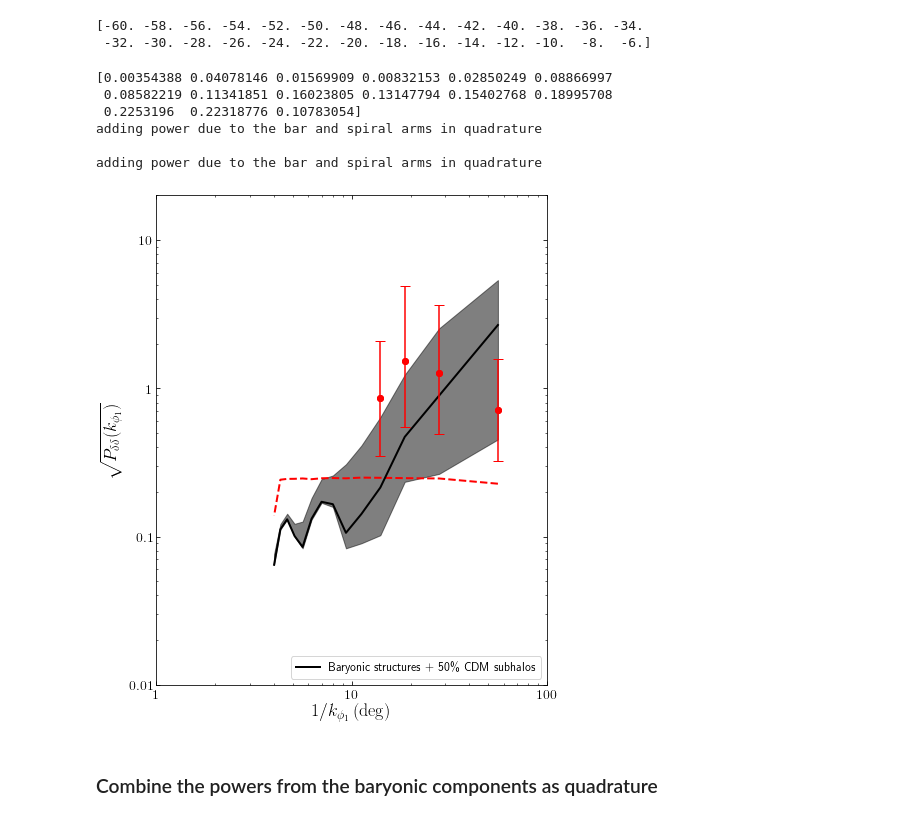
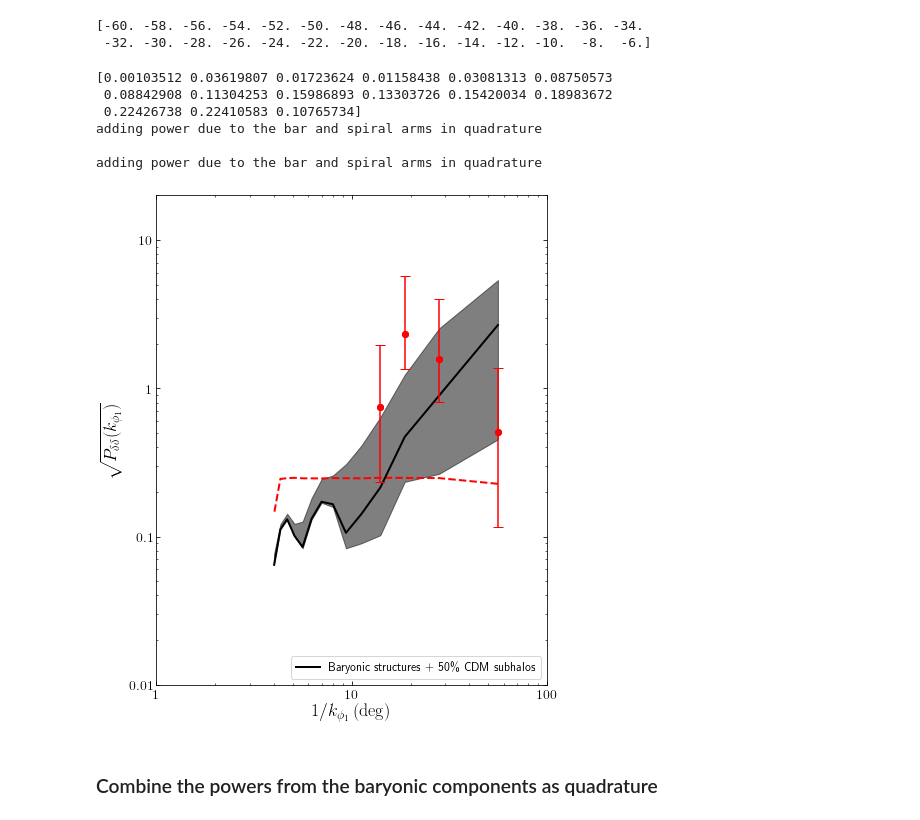
Before and after one commit to nbanik/Analyze_GD-1, a Jupyter notebook: GD-1_Gaia_CFHT.ipynb, the cells around one changed output. Drawn from its saved outputs; the diff is of its cells as text; code cells hidden in the pictures.

```diff
--- a/GD-1_Gaia_CFHT.ipynb
+++ b/GD-1_Gaia_CFHT.ipynb
@@ -424,7 +424,7 @@ px_dat= 1./px_dat
 py_dat= numpy.sqrt(py_dat*(phi1_cut[-1]-phi1_cut[0]))
 
 # Perform simulations of the noise to determine the power in the noise
-nerrsim= 10000
+nerrsim= 50000
 ppy_err_dat= numpy.empty((nerrsim,len(px_dat)))
 
 ppy_noise=numpy.empty((nerrsim,len(px_dat)))
@@ -467,39 +467,39 @@ figsize(7,9)
 #loglog(px3,py3,color='cyan',zorder=1,label=r'9 Gyr N=4 Spiral, $R_{s}$ = 3 kpc')
 #loglog(px_B,py_B,color='orange',zorder=1,label=r'bar')
 
 #loglog(px1,py_err1,color='b',ls=':',zorder=1)
 #loglog(px2,py_err2,color='g',ls=':',zorder=1)
 #loglog(px3,py_err3,color='cyan',ls=':',zorder=1)
 
 #plot_dens(dens_filename0,color='orange',zorder=1,ls='-',err_color='orange',fill=True,label=r'$53\% \rm{N}_{\rm{CDM}}$')
 dir='dens_Omega/subhalo_GMC/0p50CDM_GMC/'
 dir1= dir + 'physical_coord/'
 
-loglog(px_dat[py_dat>pcut],numpy.sqrt(pyy),marker='o',color='r',zorder=10,ls='none')
+loglog(px_dat[py_dat>pcut],pyy,marker='o',color='r',zorder=10,ls='none')
 #errorbar(px_dat[(py_dat<pcut)],numpy.amax(numpy.array([py_dat,py_err_dat]),axis=0)[py_dat<pcut],
 #         yerr=numpy.array([.1+0.*px_dat[(py_dat<pcut)],.1+0.*px_dat[(py_dat<pcut)]]),
 #         uplims=True,capthick=2.,ls='none',color='k',zorder=10)
 loglog(px_dat,py_err_dat,lw=2.,ls='--',color='red',zorder=0)
-errorbar(px_dat[py_dat>pcut],numpy.sqrt(pyy),
+errorbar(px_dat[py_dat>pcut],pyy,
          yerr=[low,high]
          ,color='r',fmt='o',capsize=5.,capthick=1.,ecolor='r')
 
 
 #loglog(px_dat,py_dat,color='r',ls='none',marker='o',zorder=10,label='Gaia + Pan-STARRS')
 #loglog(px_dat,py_err_dat,color='r',ls='--',zorder=1)
 #plot_pk_scatter('dens_Omega/combined/complete/',N=30,label=r'GMCs + Spiral + Bar',baryons=True)
 plot_pk_scatter(dir1,N=500,label=r'Baryonic structures + 50\% CDM subhalos',baryons=True)
 set_ranges_and_labels_dens()
 plt.ylabel(r'$\sqrt{P_{\delta\delta}(k_{\phi_{1}})}$',fontsize=18)
 savefig('plots/GD-1_power_baryons_CDM_errorbars.pdf')
 # %% [output]
-[0.00354388 0.04078146 0.01569909 0.00832153 0.02850249 0.08866997
- 0.08582219 0.11341851 0.16023805 0.13147794 0.15402768 0.18995708
- 0.2253196  0.22318776 0.10783054]
+[0.00103512 0.03619807 0.01723624 0.01158438 0.03081313 0.08750573
+ 0.08842908 0.11304253 0.15986893 0.13303726 0.15420034 0.18983672
+ 0.22426738 0.22410583 0.10765734]
 adding power due to the bar and spiral arms in quadrature
 
 adding power due to the bar and spiral arms in quadrature
-[figure, old version]
+[figure, new version]
 # %% [markdown]
 ### Combine the powers from the baryonic components as quadrature
 # %%
```
